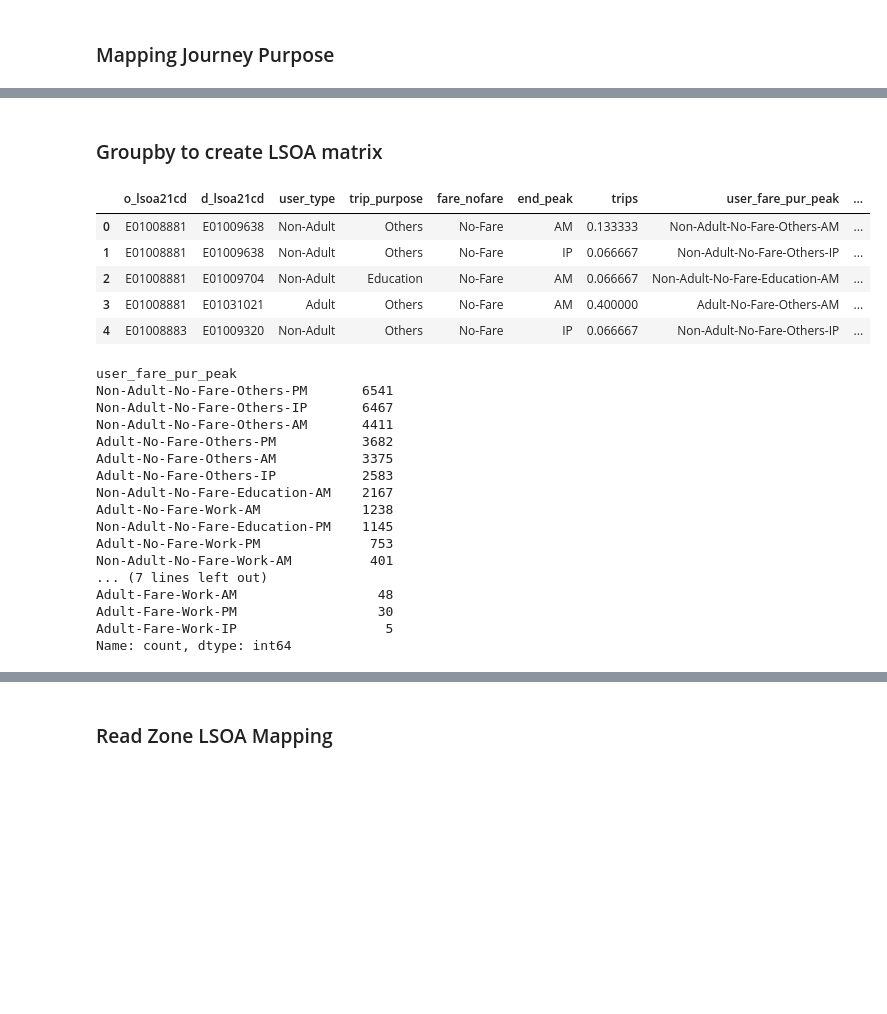
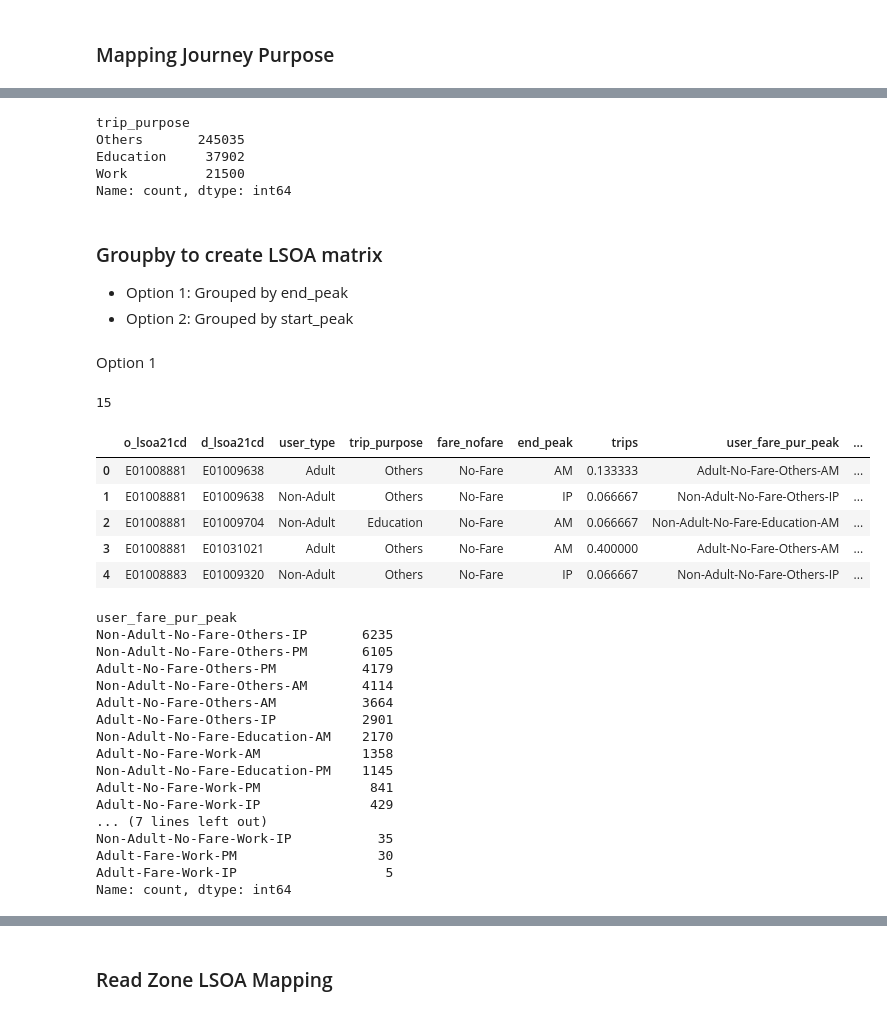
Before and after one commit to mAzrnnr/arup_csmt, a Jupyter notebook: bus_matrices_swift.ipynb, the cells around one changed output, grey strips where cells are left out. Saved outputs shown, nothing was run; the diff lists cells and outputs as text; code cells hidden in the pictures; blank space fills up the shorter version.

```diff
--- a/bus_matrices_swift.ipynb
+++ b/bus_matrices_swift.ipynb
@@ -373,4 +401,13 @@ jour_agg_mapped.head()
 | 3 | 11_05_20231105633597010785010436 | 11_05_79609_20539 | 1 | 2023-11-06 | 87390 | 87390 | 00:00:00 | 00:00:00 | OP | ... |
 | 4 | 11_05_20231105633597010785113073 | 11_05_71412_5101 | 1 | 2023-11-06 | 87365 | 87365 | 00:00:00 | 00:00:00 | OP | ... |
 5 rows × 31 columns
+# %%
+# Function to calculate distance
+def calculate_distance(row):
+    coords_1 = (row['o_lat'], row['o_lon'])
+    coords_2 = (row['d_lat'], row['d_lon'])
+    return geopy.distance.geodesic(coords_1, coords_2).km  # Distance in kilometers
+
+# Calculate distance for each trip
+jour_agg_mapped['distance'] = jour_agg_mapped.apply(calculate_distance, axis=1)
 # %%
@@ -416,16 +453,16 @@ PM     45992
 IP     44157
 Name: count, dtype: int64
 # %%
-def determine_peak(start_time, end_time):
-    if start_time < pd.to_datetime('09:00:00').time() and end_time >= pd.to_datetime('07:00:00').time():
-        return 'AM'
-    elif start_time < pd.to_datetime('18:00:00').time() and end_time >= pd.to_datetime('16:00:00').time():
-        return 'PM'
-    elif start_time < pd.to_datetime('12:00:00').time() and end_time >= pd.to_datetime('10:00:00').time():
-        return 'IP'
-    else:
-        return 'Other'
+# def determine_peak(start_time, end_time):
+#     if start_time < pd.to_datetime('09:00:00').time() and end_time >= pd.to_datetime('07:00:00').time():
+#         return 'AM'
+#     elif start_time < pd.to_datetime('18:00:00').time() and end_time >= pd.to_datetime('16:00:00').time():
+#         return 'PM'
+#     elif start_time < pd.to_datetime('12:00:00').time() and end_time >= pd.to_datetime('10:00:00').time():
+#         return 'IP'
+#     else:
+#         return 'Other'
 
-jour_agg_mapped['jour_peak'] = jour_agg_mapped.apply(lambda row: determine_peak(row['start_time'], row['end_time']), axis=1)
+# jour_agg_mapped['jour_peak'] = jour_agg_mapped.apply(lambda row: determine_peak(row['start_time'], row['end_time']), axis=1)
 
-jour_agg_mapped['jour_peak'].value_counts()
+# jour_agg_mapped['jour_peak'].value_counts()
@@ -442,7 +480,7 @@ Name: count, dtype: int64
 purpose = {1:'Others',2:'Work',3:'Education'}
 jour_agg_mapped['trip_purpose'] = jour_agg_mapped['trip_purpose'].map(purpose)
 
-jour_agg_mapped.loc[:,'user_type'] = jour_agg_mapped['user'].apply(lambda x: 'Adult' if x == 'Adult' else 'Non-Adult')
+jour_agg_mapped.loc[:,'user_type'] = jour_agg_mapped['user'].apply(lambda x: 'Adult' if x in ['Adult', 'Student'] else 'Non-Adult')
 
-mask = (jour_agg_mapped['trip_purpose'] == 'Education') & (jour_agg_mapped['user_type'] == 'Adult')
-jour_agg_mapped = jour_agg_mapped[~mask]
+# mask = (jour_agg_mapped['trip_purpose'] == 'Education') & (jour_agg_mapped['user_type'] == 'Adult')
+# jour_agg_mapped = jour_agg_mapped[~mask]
@@ -449,20 +497,35 @@ jour_agg_mapped = jour_agg_mapped[~mask]
+# %%
+jour_agg_mapped['trip_purpose'].value_counts()
+# %% [output]
+trip_purpose
+Others       245035
+Education     37902
+Work          21500
+Name: count, dtype: int64
 # %% [markdown]
 ### Groupby to create LSOA matrix
+- Option 1: Grouped by end_peak
+- Option 2: Grouped by start_peak
+# %% [markdown]
+Option 1
 # %%
 total_dates = jour_agg_mapped['date'].nunique()
+print(total_dates)
+
 
 swift_agg = jour_agg_mapped.groupby(['o_lsoa21cd','d_lsoa21cd','user_type','trip_purpose','fare_nofare','end_peak']).agg(trips = ('journeyid','count')).reset_index()
 swift_agg['trips'] = swift_agg['trips']/total_dates
-
+swift_agg.head()
 
 swift_agg['user_fare_pur_peak'] = swift_agg['user_type']+'-'+swift_agg['fare_nofare']+'-'+swift_agg['trip_purpose'] +'-'+ swift_agg['end_peak']
 swift_agg['user_fare_peak'] = swift_agg['user_type']+'-'+swift_agg['fare_nofare'] +'-'+ swift_agg['end_peak']
 swift_agg = swift_agg[swift_agg['end_peak']!='OP']
 swift_agg = swift_agg.reset_index(drop=True)
 swift_agg.head()
 # %% [output]
+15
 |  | o_lsoa21cd | d_lsoa21cd | user_type | trip_purpose | fare_nofare | end_peak | trips | user_fare_pur_peak | ... |
-| 0 | E01008881 | E01009638 | Non-Adult | Others | No-Fare | AM | 0.133333 | Non-Adult-No-Fare-Others-AM | ... |
+| 0 | E01008881 | E01009638 | Adult | Others | No-Fare | AM | 0.133333 | Adult-No-Fare-Others-AM | ... |
 | 1 | E01008881 | E01009638 | Non-Adult | Others | No-Fare | IP | 0.066667 | Non-Adult-No-Fare-Others-IP | ... |
 | 2 | E01008881 | E01009704 | Non-Adult | Education | No-Fare | AM | 0.066667 | Non-Adult-No-Fare-Education-AM | ... |
 | 3 | E01008881 | E01031021 | Adult | Others | No-Fare | AM | 0.400000 | Adult-No-Fare-Others-AM | ... |
@@ -471,19 +534,19 @@ swift_agg.head()
 swift_agg['user_fare_pur_peak'].value_counts()
 # %% [output]
 user_fare_pur_peak
-Non-Adult-No-Fare-Others-PM       6541
-Non-Adult-No-Fare-Others-IP       6467
-Non-Adult-No-Fare-Others-AM       4411
-Adult-No-Fare-Others-PM           3682
-Adult-No-Fare-Others-AM           3375
-Adult-No-Fare-Others-IP           2583
-Non-Adult-No-Fare-Education-AM    2167
-Adult-No-Fare-Work-AM             1238
+Non-Adult-No-Fare-Others-IP       6235
+Non-Adult-No-Fare-Others-PM       6105
+Adult-No-Fare-Others-PM           4179
+Non-Adult-No-Fare-Others-AM       4114
+Adult-No-Fare-Others-AM           3664
+Adult-No-Fare-Others-IP           2901
+Non-Adult-No-Fare-Education-AM    2170
+Adult-No-Fare-Work-AM             1358
 Non-Adult-No-Fare-Education-PM    1145
-Adult-No-Fare-Work-PM              753
-Non-Adult-No-Fare-Work-AM          401
+Adult-No-Fare-Work-PM              841
+Adult-No-Fare-Work-IP              429
 ... (7 lines left out)
-Adult-Fare-Work-AM                  48
+Non-Adult-No-Fare-Work-IP           35
 Adult-Fare-Work-PM                  30
 Adult-Fare-Work-IP                   5
 Name: count, dtype: int64
```
Also changed, not shown: parts of 15 cells of this notebook.
